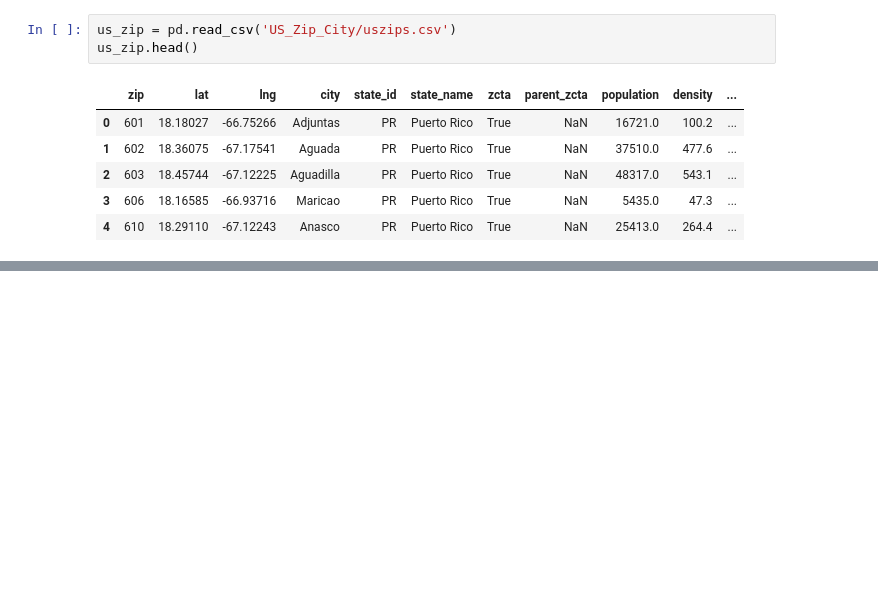
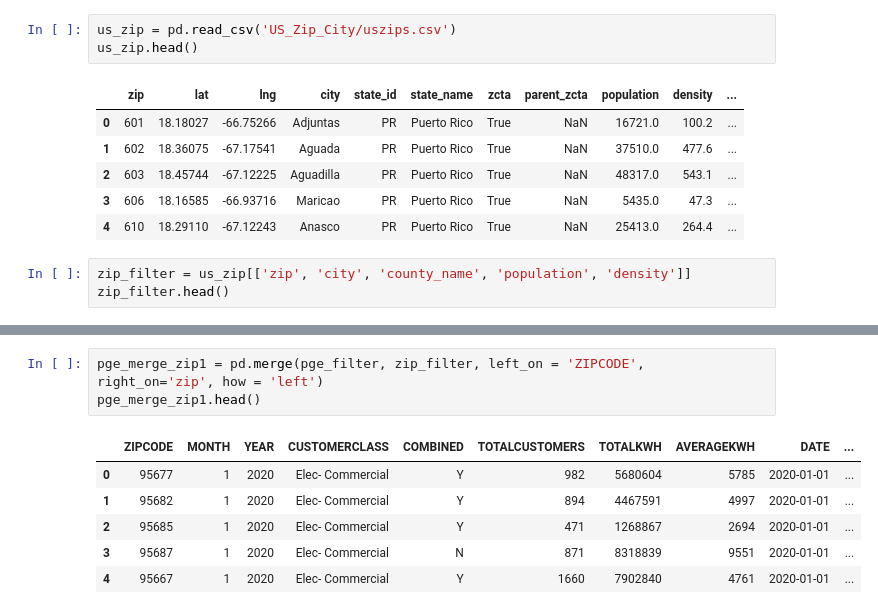
Before and after one commit to kaia-hu/Energy_Load_Forcasting, a Jupyter notebook: PGE_data_cleaning.ipynb, the cells around one changed output, grey strips where cells are left out. Drawn from its saved outputs; the diff is of its cells as text; blank space fills up the shorter version.

Commit message:
Adding zip and population data to the main pge data

```diff
--- a/PGE_data_cleaning.ipynb
+++ b/PGE_data_cleaning.ipynb
@@ -327,3 +327,6 @@ us_zip.head()
 | 2 | 603 | 18.45744 | -67.12225 | Aguadilla | PR | Puerto Rico | True | NaN | 48317.0 | 543.1 | ... |
 | 3 | 606 | 18.16585 | -66.93716 | Maricao | PR | Puerto Rico | True | NaN | 5435.0 | 47.3 | ... |
 | 4 | 610 | 18.29110 | -67.12243 | Anasco | PR | Puerto Rico | True | NaN | 25413.0 | 264.4 | ... |
+# %%
+zip_filter = us_zip[['zip', 'city', 'county_name', 'population', 'density']]
+zip_filter.head()
@@ -329,0 +340,10 @@ us_zip.head()
+# %%
+pge_merge_zip1 = pd.merge(pge_filter, zip_filter, left_on = 'ZIPCODE', right_on='zip', how = 'left')
+pge_merge_zip1.head()
+# %% [output]
+|  | ZIPCODE | MONTH | YEAR | CUSTOMERCLASS | COMBINED | TOTALCUSTOMERS | TOTALKWH | AVERAGEKWH | DATE | ... |
+| 0 | 95677 | 1 | 2020 | Elec- Commercial | Y | 982 | 5680604 | 5785 | 2020-01-01 | ... |
+| 1 | 95682 | 1 | 2020 | Elec- Commercial | Y | 894 | 4467591 | 4997 | 2020-01-01 | ... |
+| 2 | 95685 | 1 | 2020 | Elec- Commercial | Y | 471 | 1268867 | 2694 | 2020-01-01 | ... |
+| 3 | 95687 | 1 | 2020 | Elec- Commercial | N | 871 | 8318839 | 9551 | 2020-01-01 | ... |
+| 4 | 95667 | 1 | 2020 | Elec- Commercial | Y | 1660 | 7902840 | 4761 | 2020-01-01 | ... |
```
Also changed, not shown: parts of 8 cells of this notebook.
